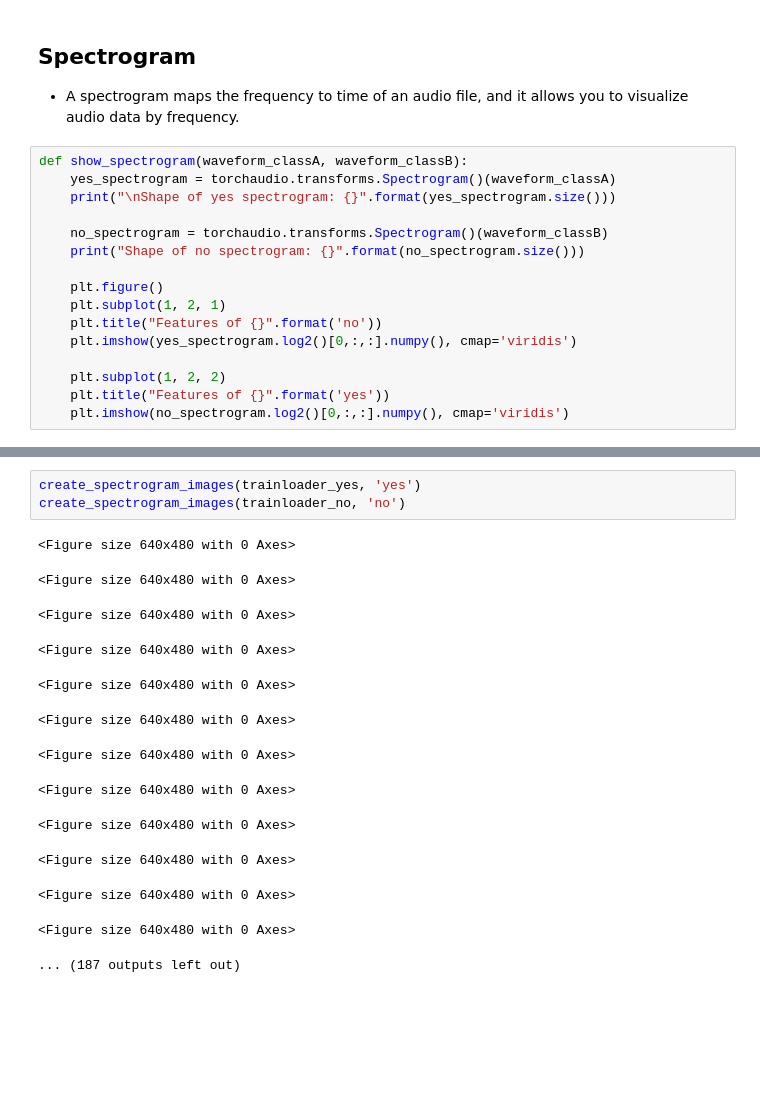
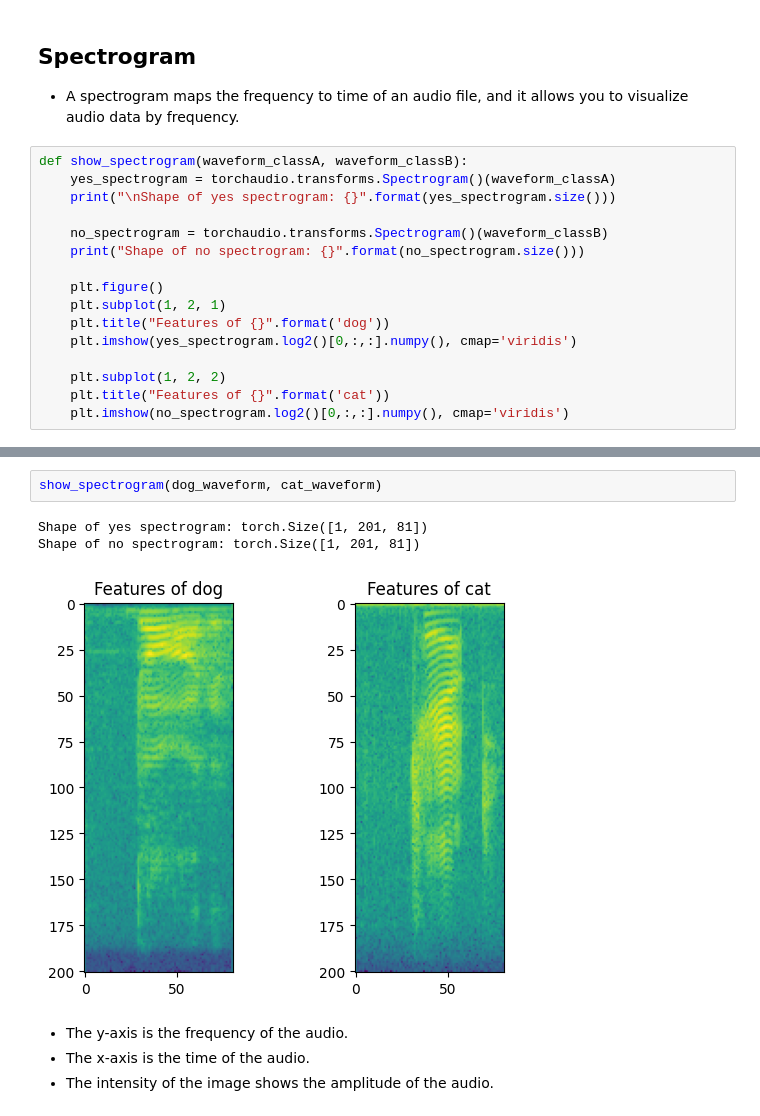
Before and after one commit to TheAIMagics/Audio-Processing, a Jupyter notebook: notebooks/Audio_Transforms_And_Visualizations.ipynb, the cells around one changed output, grey strips where cells are left out. Drawn from its saved outputs; the diff is of its cells as text; blank space fills up the shorter version.

```diff
--- a/notebooks/Audio_Transforms_And_Visualizations.ipynb
+++ b/notebooks/Audio_Transforms_And_Visualizations.ipynb
@@ -183,9 +183,9 @@ def show_spectrogram(waveform_classA, waveform_classB):
 
     plt.figure()
     plt.subplot(1, 2, 1)
-    plt.title("Features of {}".format('no'))
+    plt.title("Features of {}".format('dog'))
     plt.imshow(yes_spectrogram.log2()[0,:,:].numpy(), cmap='viridis')
 
     plt.subplot(1, 2, 2)
-    plt.title("Features of {}".format('yes'))
+    plt.title("Features of {}".format('cat'))
     plt.imshow(no_spectrogram.log2()[0,:,:].numpy(), cmap='viridis')
@@ -261,17 +192,10 @@ def create_spectrogram_images(trainloader, label_dir):
-# %%
-create_spectrogram_images(trainloader_yes, 'yes')
-create_spectrogram_images(trainloader_no, 'no')
-# %% [output]
-<Figure size 640x480 with 0 Axes>
-<Figure size 640x480 with 0 Axes>
-<Figure size 640x480 with 0 Axes>
-<Figure size 640x480 with 0 Axes>
-<Figure size 640x480 with 0 Axes>
-<Figure size 640x480 with 0 Axes>
-<Figure size 640x480 with 0 Axes>
-<Figure size 640x480 with 0 Axes>
-<Figure size 640x480 with 0 Axes>
-<Figure size 640x480 with 0 Axes>
-<Figure size 640x480 with 0 Axes>
-<Figure size 640x480 with 0 Axes>
-... (187 outputs left out)
+# %%
+show_spectrogram(dog_waveform, cat_waveform)
+# %% [output]
+Shape of yes spectrogram: torch.Size([1, 201, 81])
+Shape of no spectrogram: torch.Size([1, 201, 81])
+[figure, added]
+# %% [markdown]
+- The y-axis is the frequency of the audio.
+- The x-axis is the time of the audio.
+- The intensity of the image shows the amplitude of the audio.
```
Also changed, not shown: parts of 33 cells of this notebook, 1 other file.
